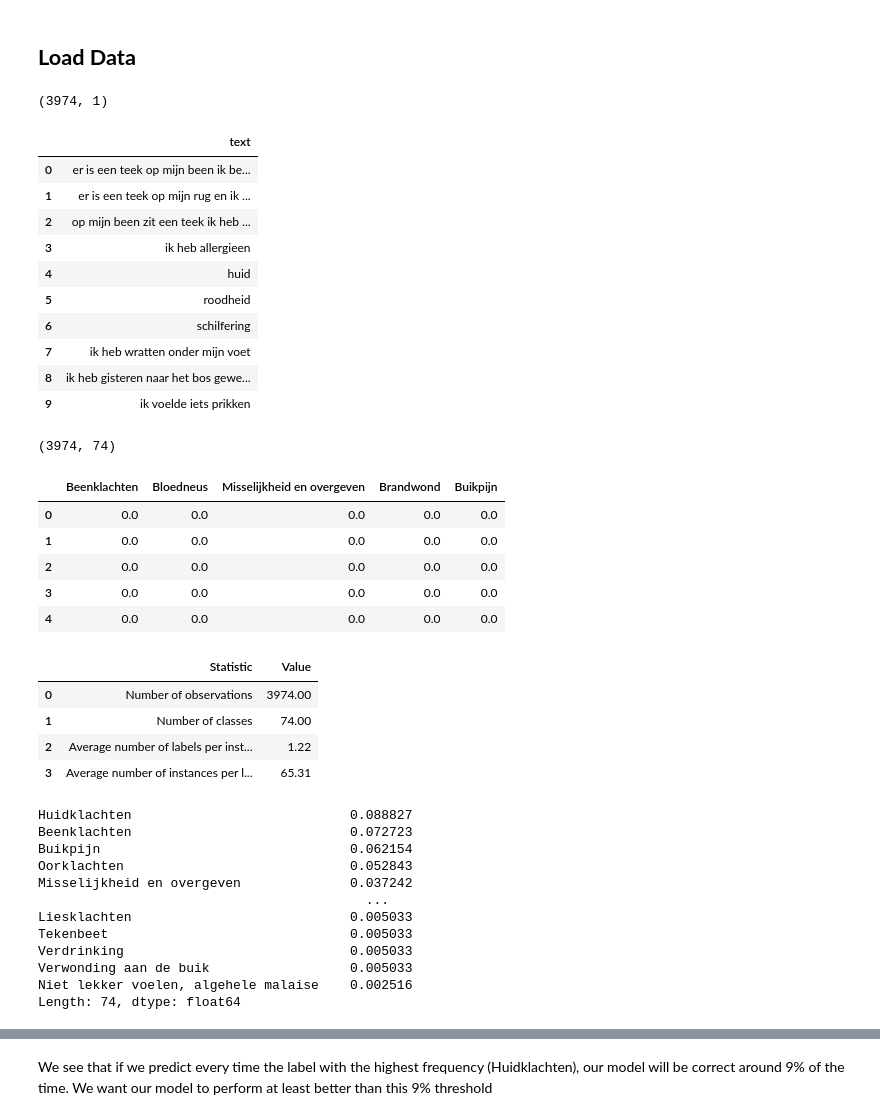
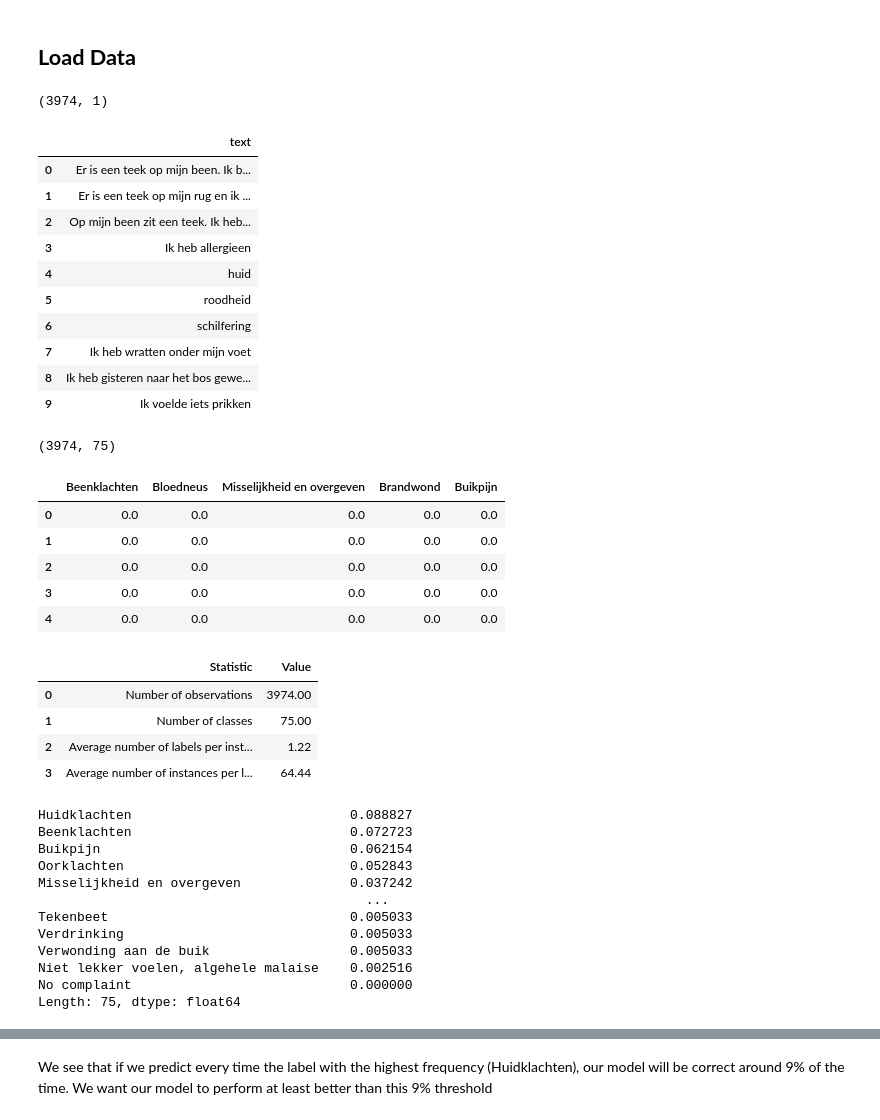
Before and after one commit to wilbsmond/medical-text-classification, a Jupyter notebook: Colab/data_eda.ipynb, the cells around one changed output, grey strips where cells are left out. Saved outputs shown, nothing was run; the diff lists cells and outputs as text; code cells hidden in the pictures.

```diff
--- a/Colab/data_eda.ipynb
+++ b/Colab/data_eda.ipynb
@@ -30,36 +25,36 @@ True
 ## **Load Data**
 # %%
 # Load the cleaned datasets
-df_user_inputs = pd.read_csv('../dataset/user_inputs_cleaned.csv')
-df_labels = pd.read_csv('../dataset/labels_cleaned.csv')
+df_user_inputs = pd.read_csv('../dataset/raw_data/user_inputs.csv', delimiter=";")
+df_labels = pd.read_csv('../dataset/raw_data/labels.csv', delimiter=";")
 
 # Remove unnecessary index columns
 df_user_inputs.drop(df_user_inputs.columns[0], axis=1, inplace=True)
 df_labels.drop(df_labels.columns[0], axis=1, inplace=True)
 
 # Ensure alignment
 assert len(df_labels) == len(df_user_inputs), "Datasets do not align!"
 
 print(df_user_inputs.shape)
 df_user_inputs.head(10)
 # %% [output]
 (3974, 1)
 |  | text |
-| 0 | er is een teek op mijn been ik be... |
-| 1 | er is een teek op mijn rug en ik ... |
-| 2 | op mijn been zit een teek ik heb ... |
-| 3 | ik heb allergieen |
+| 0 | Er is een teek op mijn been. Ik b... |
+| 1 | Er is een teek op mijn rug en ik ... |
+| 2 | Op mijn been zit een teek. Ik heb... |
+| 3 | Ik heb allergieen |
 | 4 | huid |
 | 5 | roodheid |
 | 6 | schilfering |
-| 7 | ik heb wratten onder mijn voet |
-| 8 | ik heb gisteren naar het bos gewe... |
-| 9 | ik voelde iets prikken |
+| 7 | Ik heb wratten onder mijn voet |
+| 8 | Ik heb gisteren naar het bos gewe... |
+| 9 | Ik voelde iets prikken |
 # %%
 print(df_labels.shape)
 df_labels.iloc[:, 1:6].head()
 # %% [output]
-(3974, 74)
+(3974, 75)
 |  | Beenklachten | Bloedneus | Misselijkheid en overgeven | Brandwond | Buikpijn |
 | 0 | 0.0 | 0.0 | 0.0 | 0.0 | 0.0 |
 | 1 | 0.0 | 0.0 | 0.0 | 0.0 | 0.0 |
@@ -84,13 +79,13 @@ summary_df
 # %% [output]
 |  | Statistic | Value |
 | 0 | Number of observations | 3974.00 |
-| 1 | Number of classes | 74.00 |
+| 1 | Number of classes | 75.00 |
 | 2 | Average number of labels per inst... | 1.22 |
-| 3 | Average number of instances per l... | 65.31 |
+| 3 | Average number of instances per l... | 64.44 |
 # %%
 # Determine model baseline
 label_frequencies = df_labels.sum().sort_values(ascending=False)
-label_frequencies / df_labels.shape[0]
+print(label_frequencies / df_labels.shape[0])
 # %% [output]
 Huidklachten                            0.088827
 Beenklachten                            0.072723
@@ -98,9 +93,9 @@ Buikpijn                                0.062154
 Oorklachten                             0.052843
 Misselijkheid en overgeven              0.037242
                                           ...
-Liesklachten                            0.005033
 Tekenbeet                               0.005033
 Verdrinking                             0.005033
 Verwonding aan de buik                  0.005033
 Niet lekker voelen, algehele malaise    0.002516
-Length: 74, dtype: float64
+No complaint                            0.000000
+Length: 75, dtype: float64
```
Also changed, not shown: parts of 3 cells of this notebook, 8 other files.
